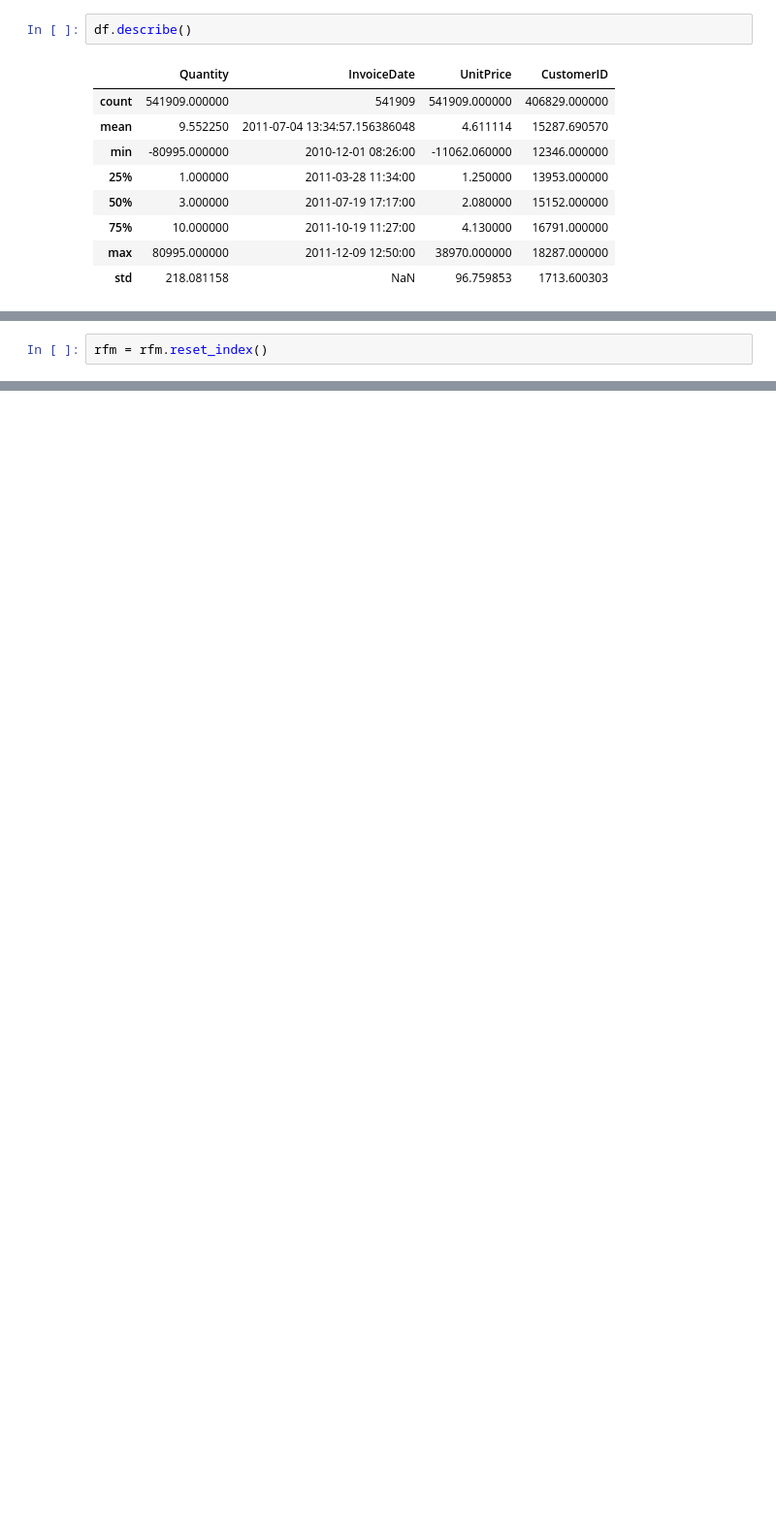
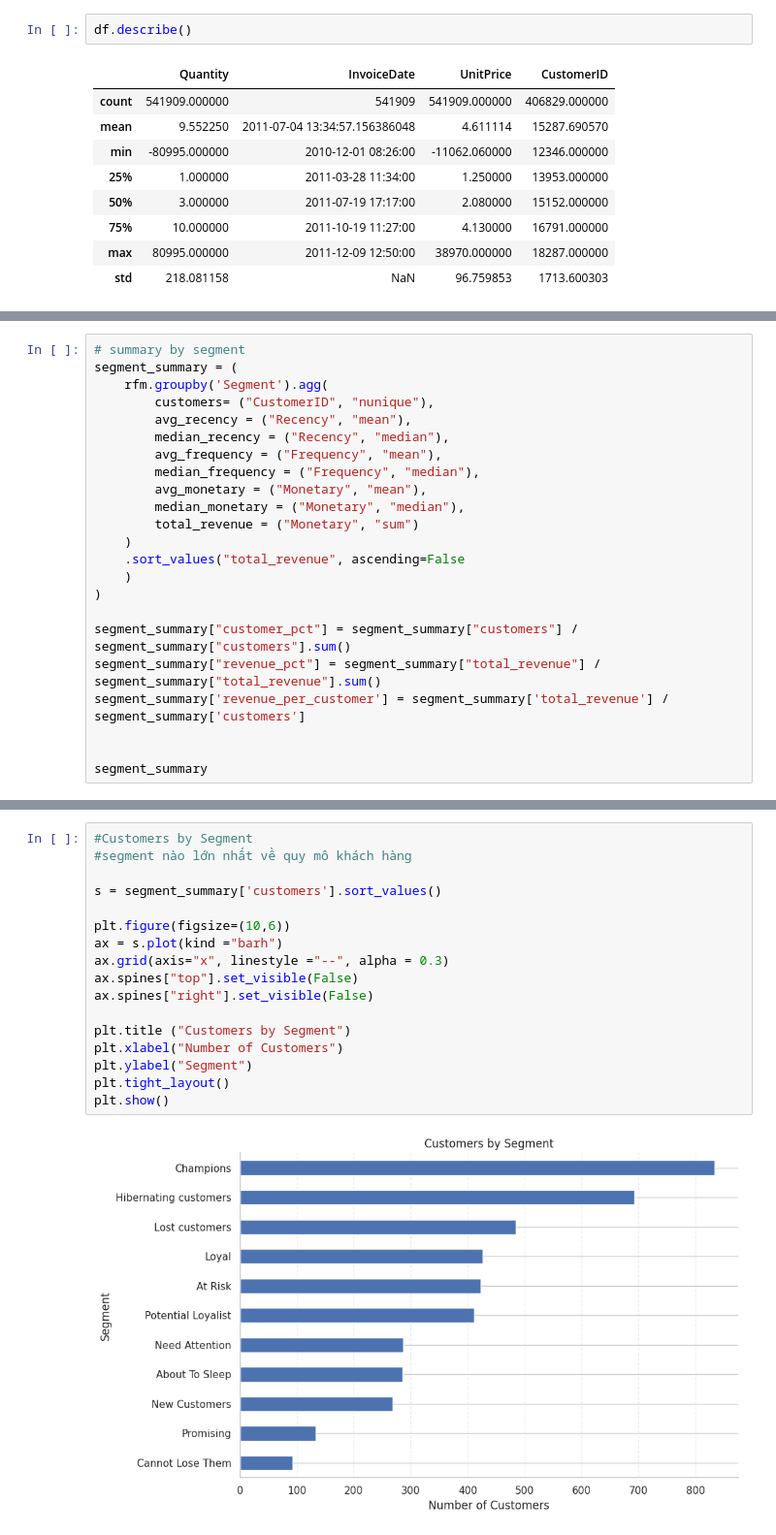
Before and after one commit to PonVo02/Retail-Campaign-Customer-Segmentation-Python, a Jupyter notebook: rfm_customer_segmentation.ipynb, the cells around one changed output, grey strips where cells are left out. Shown at 97% size. Cells and saved outputs as stored; diff of their text form; blank space fills up the shorter version.

```diff
--- a/rfm_customer_segmentation.ipynb
+++ b/rfm_customer_segmentation.ipynb
@@ -296,2 +435,0 @@ rfm
-# %%
-rfm = rfm.reset_index()
@@ -477,0 +436,23 @@ For a holiday campaign, the priority should be:
+# %%
+# summary by segment
+segment_summary = (
+    rfm.groupby('Segment').agg(
+        customers= ("CustomerID", "nunique"),
+        avg_recency = ("Recency", "mean"),
+        median_recency = ("Recency", "median"),
+        avg_frequency = ("Frequency", "mean"),
+        median_frequency = ("Frequency", "median"),
+        avg_monetary = ("Monetary", "mean"),
+        median_monetary = ("Monetary", "median"),
+        total_revenue = ("Monetary", "sum")
+    )
+    .sort_values("total_revenue", ascending=False
+    )
+)
+
+segment_summary["customer_pct"] = segment_summary["customers"] / segment_summary["customers"].sum()
+segment_summary["revenue_pct"] = segment_summary["total_revenue"] / segment_summary["total_revenue"].sum()
+segment_summary['revenue_per_customer'] = segment_summary['total_revenue'] / segment_summary['customers']
+
+
+segment_summary
@@ -477,0 +498,19 @@ For a holiday campaign, the priority should be:
+# %%
+#Customers by Segment
+#segment nào lớn nhất về quy mô khách hàng
+
+s = segment_summary['customers'].sort_values()
+
+plt.figure(figsize=(10,6))
+ax = s.plot(kind ="barh")
+ax.grid(axis="x", linestyle ="--", alpha = 0.3)
+ax.spines["top"].set_visible(False)
+ax.spines["right"].set_visible(False)
+
+plt.title ("Customers by Segment")
+plt.xlabel("Number of Customers")
+plt.ylabel("Segment")
+plt.tight_layout()
+plt.show()
+# %% [output]
+[figure, added]
```
Also changed, not shown: parts of 114 cells of this notebook.
